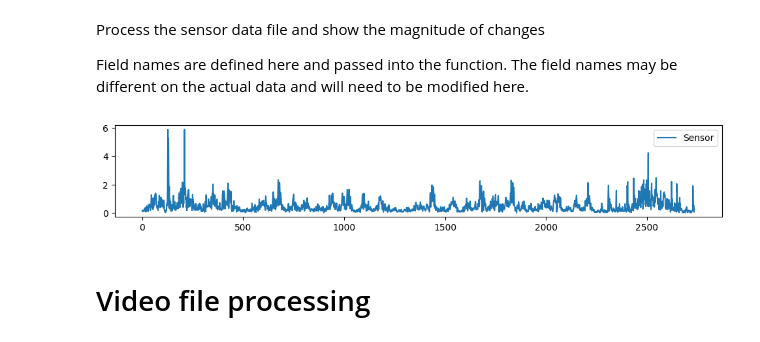
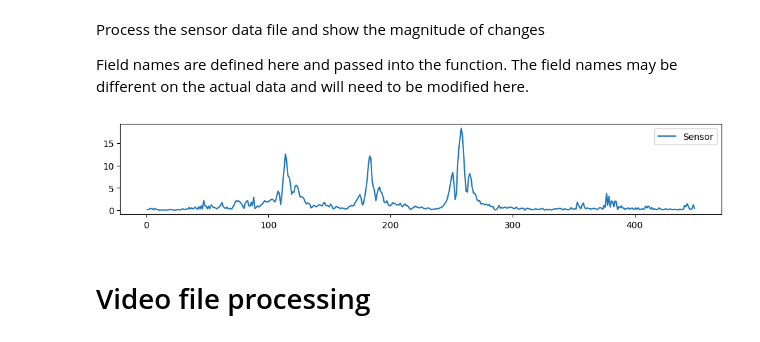
Before and after one commit to LeifMessinger/VideoAccelerometerSync, a Jupyter notebook: PrototypeCode.ipynb, the cells around one changed output. Cells and saved outputs as stored; diff of their text form; code cells hidden in the pictures.

```diff
--- a/PrototypeCode.ipynb
+++ b/PrototypeCode.ipynb
@@ -1,3 +3,9 @@
+# %%
+# Enter filename for video
+video_filename = "walk2.mp4"
+
+# Enter filename for sensor
+sensor_filename = "walk2.csv"
 # %% [markdown]
 ## Prototype code for the video sensor sync project
 
@@ -59,9 +62,9 @@ Process the sensor data file and show the magnitude of changes
 Field names are defined here and passed into the function. The field names may be different on the actual data and will need to be modified here.
 # %%
 fieldnames =  'Linear Acceleration x (m/s^2)', 'Linear Acceleration y (m/s^2)', 'Linear Acceleration z (m/s^2)'
-processed_sensor_data = process_sensor_data("walk.csv", fieldnames)
+processed_sensor_data = process_sensor_data(sensor_filename, fieldnames)
 # %% [output]
-[figure, old version]
+[figure, new version]
 # %% [markdown]
 # Video file processing
 # %% [markdown]
```
Also changed, not shown: parts of 14 cells of this notebook.
